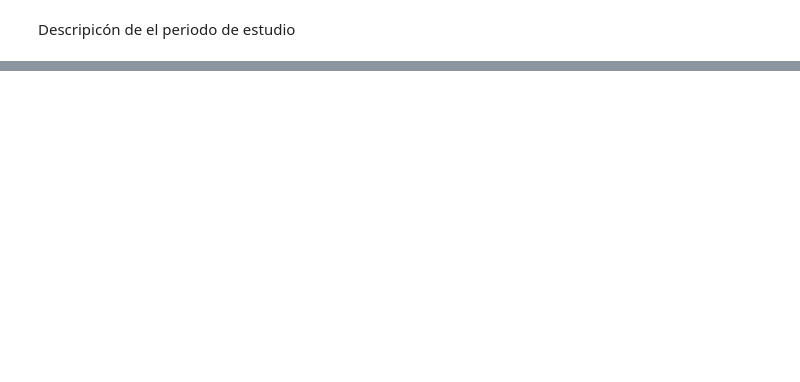
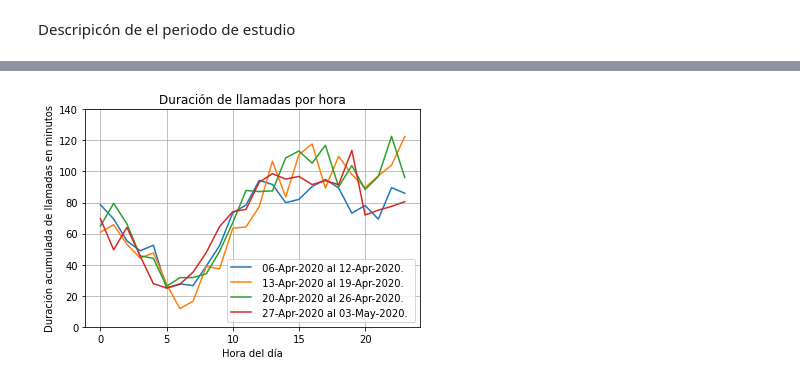
Before and after one commit to superegi/analisis_SAMU, a Jupyter notebook: Analisis llamadas 131/Llamadas 131.ipynb, the cells around one changed output, grey strips where cells are left out. Saved outputs shown, nothing was run; the diff lists cells and outputs as text; code cells hidden in the pictures; blank space fills up the shorter version.

```diff
--- a/Analisis llamadas 131/Llamadas 131.ipynb
+++ b/Analisis llamadas 131/Llamadas 131.ipynb
@@ -114,0 +270,4 @@ Descripicón de el periodo de estudio
+# %%
+bucle_DLG_duracion('2020-04-06')
+# %% [output]
+[figure, added]
```
Also changed, not shown: parts of 9 cells of this notebook, 12 other files.
